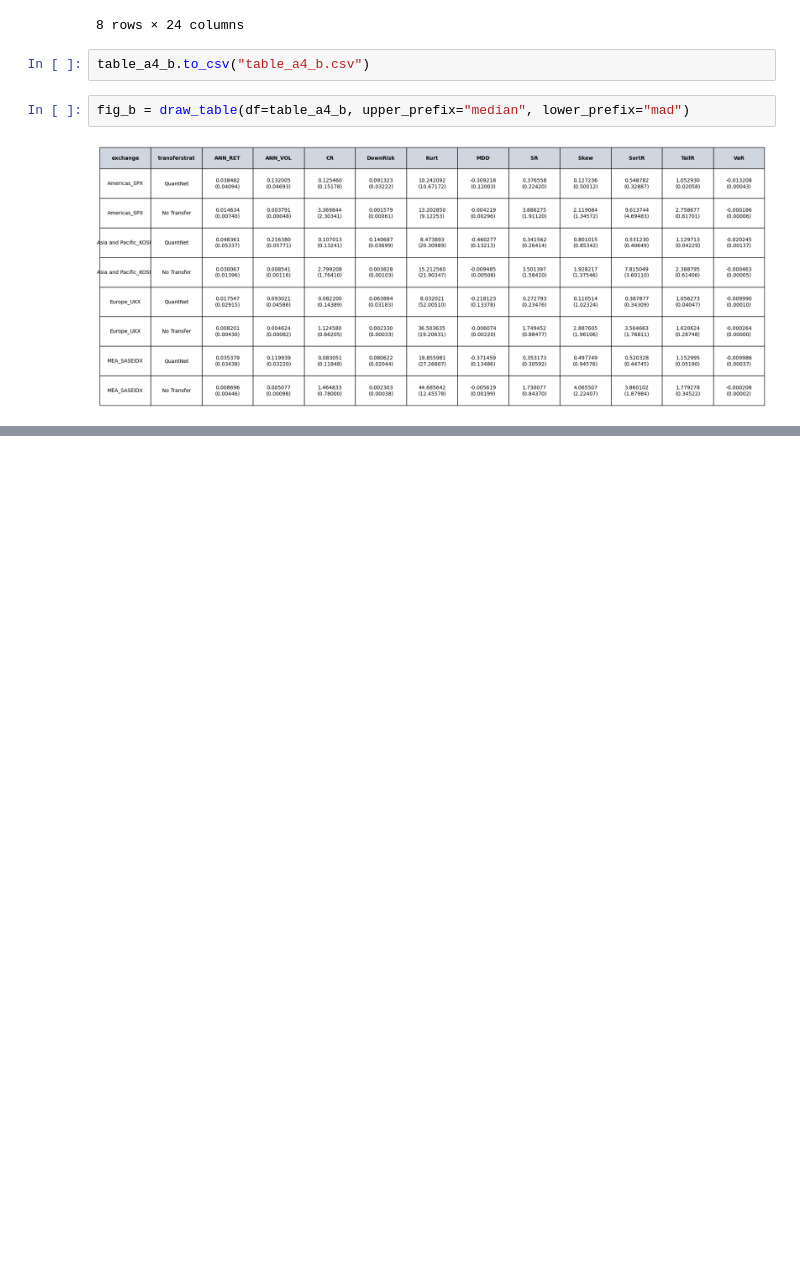
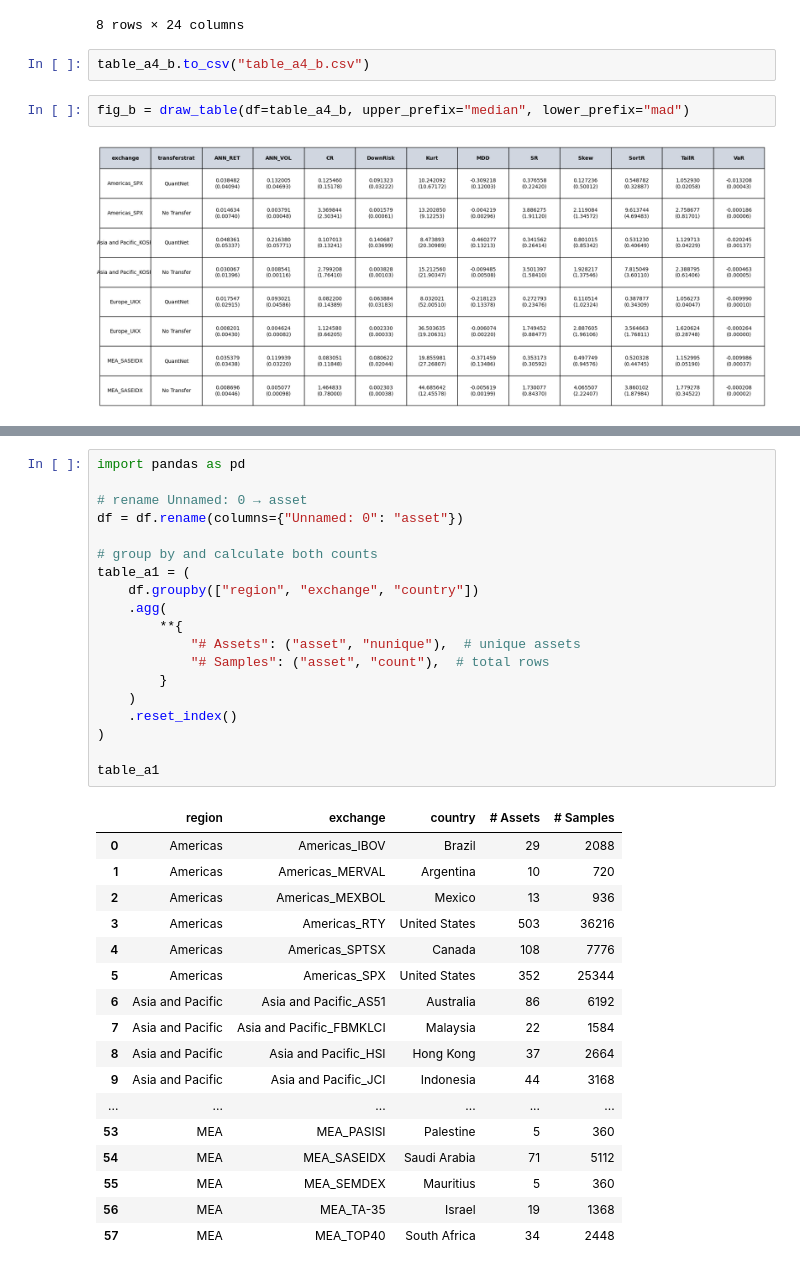
Before and after one commit to ducnguyen1014/QuantNet, a Jupyter notebook: main.ipynb, the cells around one changed output, grey strips where cells are left out. Cells and saved outputs as stored; diff of their text form; blank space fills up the shorter version.

```diff
--- a/main.ipynb
+++ b/main.ipynb
@@ -892,0 +915,37 @@ fig_b = draw_table(df=table_a4_b, upper_prefix="median", lower_prefix="mad")
+# %%
+import pandas as pd
+
+# rename Unnamed: 0 → asset
+df = df.rename(columns={"Unnamed: 0": "asset"})
+
+# group by and calculate both counts
+table_a1 = (
+    df.groupby(["region", "exchange", "country"])
+    .agg(
+        **{
+            "# Assets": ("asset", "nunique"),  # unique assets
+            "# Samples": ("asset", "count"),  # total rows
+        }
+    )
+    .reset_index()
+)
+
+table_a1
+# %% [output]
+|  | region | exchange | country | # Assets | # Samples |
+| 0 | Americas | Americas_IBOV | Brazil | 29 | 2088 |
+| 1 | Americas | Americas_MERVAL | Argentina | 10 | 720 |
+| 2 | Americas | Americas_MEXBOL | Mexico | 13 | 936 |
+| 3 | Americas | Americas_RTY | United States | 503 | 36216 |
+| 4 | Americas | Americas_SPTSX | Canada | 108 | 7776 |
+| 5 | Americas | Americas_SPX | United States | 352 | 25344 |
+| 6 | Asia and Pacific | Asia and Pacific_AS51 | Australia | 86 | 6192 |
+| 7 | Asia and Pacific | Asia and Pacific_FBMKLCI | Malaysia | 22 | 1584 |
+| 8 | Asia and Pacific | Asia and Pacific_HSI | Hong Kong | 37 | 2664 |
+| 9 | Asia and Pacific | Asia and Pacific_JCI | Indonesia | 44 | 3168 |
+| ... | ... | ... | ... | ... | ... |
+| 53 | MEA | MEA_PASISI | Palestine | 5 | 360 |
+| 54 | MEA | MEA_SASEIDX | Saudi Arabia | 71 | 5112 |
+| 55 | MEA | MEA_SEMDEX | Mauritius | 5 | 360 |
+| 56 | MEA | MEA_TA-35 | Israel | 19 | 1368 |
+| 57 | MEA | MEA_TOP40 | South Africa | 34 | 2448 |
```
Also changed, not shown: parts of 6 cells of this notebook, 1 other file.
